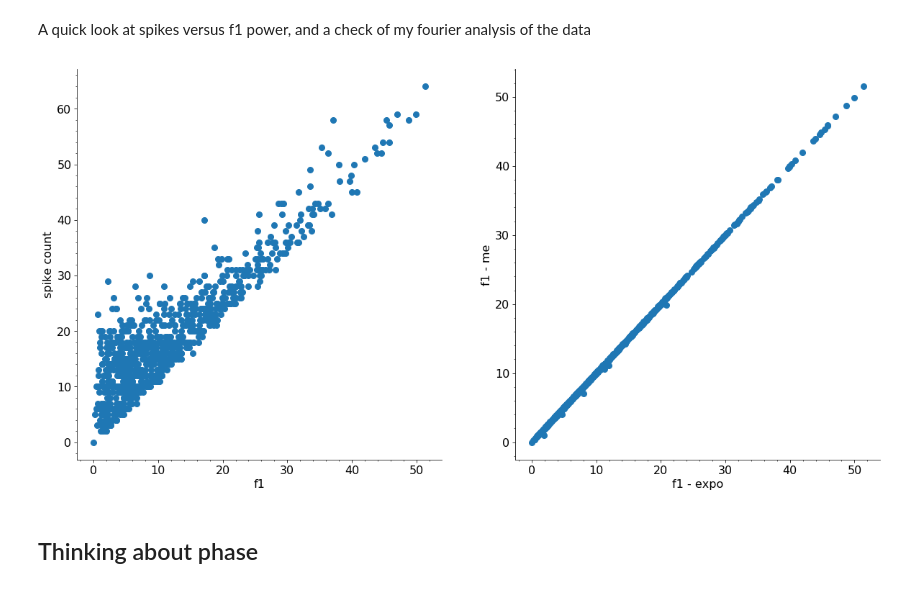
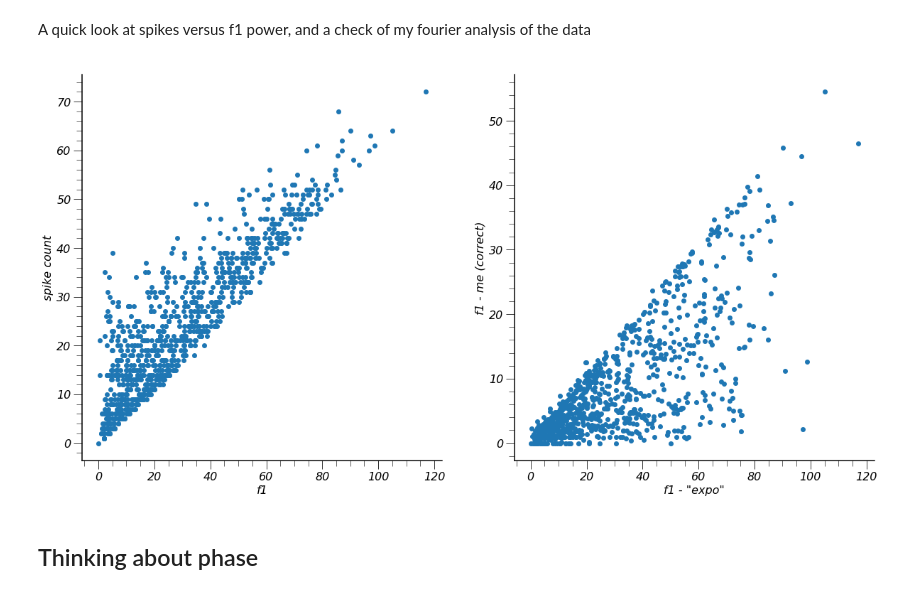
Before and after one commit to paul-levy/SF-diversity, a Jupyter notebook: phase_plotting.ipynb, the cells around one changed output. Saved outputs shown, nothing was run; the diff lists cells and outputs as text; code cells hidden in the pictures.

Commit message:
fixed f1f0 calc to ignore neg DC vals; major updates to descr_fits/phase_plotting to generalize for V1 expts, too (fixed dfits/phase&RVC calls to include expInd, disp)

```diff
--- a/phase_plotting.ipynb
+++ b/phase_plotting.ipynb
@@ -28,20 +31,17 @@ loc_base = '/arc/2.2/p1/plevy/SF_diversity/sfDiv-OriModel/sfDiv-python/';
 # prince cluster
 #loc_base = '/home/pl1465/SF_diversity/';
 
-expInd = 3;
-exDir = hf.get_exp_params(expInd).dir;
+exDir = 'V1/'
 dataPath = loc_base + exDir + 'structures/';
 save_loc = loc_base + 'figures/phasePlots/';
 
 conDig = 3; # round contrast to the 3rd digit
 fullWaveform = 0;
 
-which_cell = 20; # which cell - index will be which_cell - 1
+which_cell = 1; # which cell - index will be which_cell - 1
 savePlt = 0; # save plots?
 
-dataList = hf.np_smart_load(dataPath + 'dataList.npy');
+dataList = hf.np_smart_load(dataPath + hf.get_datalist(exDir));
+cellName = dataList['unitName'][which_cell-1];
 
-if fullWaveform:
-    waveStr = '_fullWave'
-else:
-    waveStr = '';
+expInd = hf.get_exp_ind(dataPath, cellName)[0];
@@ -74,22 +54,26 @@ phFits = hf.get_rvc_fits(dataPath, expInd, which_cell, rvcName='phaseAdvanceFits
 # phFits = hf.get_rvc_fits(dataPath, expInd, which_cell, rvcName='phaseAdvanceFitsTest');
 # %%
-cellStruct = np.load(dataPath + dataList['unitName'][which_cell-1] + '_sfm' + waveStr + '.npy', encoding='latin1').item();
+cellStruct = hf.np_smart_load(dataPath + cellName + '_sfm.npy');
 data = cellStruct['sfm']['exp']['trial'];
 # %% [markdown]
 A quick look at spikes versus f1 power, and a check of my fourier analysis of the data
 # %%
 f, ax = plt.subplots(1, 2, figsize=(20, 10));
 ax[0].plot(np.abs(data['f1']), np.abs(data['spikeCount']), 'o');
 ax[0].set_xlabel('f1');
 ax[0].set_ylabel('spike count');
 
-zzz = [x[0] if np.all(~np.isnan(x)) else x for x in data['power_f1']]
+if exDir == 'LGN':
+    zzz = [x[0] if np.all(~np.isnan(x)) else x for x in data['power_f1']]
+    ax[1].set_ylabel('f1 - me');
+else:
+    zzz = [x if np.all(~np.isnan(x)) else x for x in data['f1_expo']]
+    ax[1].set_ylabel('f1 - me (correct)');
 # get the first value of each power_f1 array to compare to the values expo gave
 ax[1].plot(np.abs(data['f1']), np.abs(zzz), 'o');
-ax[1].set_xlabel('f1 - expo');
-ax[1].set_ylabel('f1 - me');
+ax[1].set_xlabel('f1 - "expo"');
 # %% [output]
-[figure, old version]
+[figure, new version]
 # %% [markdown]
 ## Thinking about phase
 # %% [markdown]
```
Also changed, not shown: parts of 23 cells of this notebook, 3 other files.
